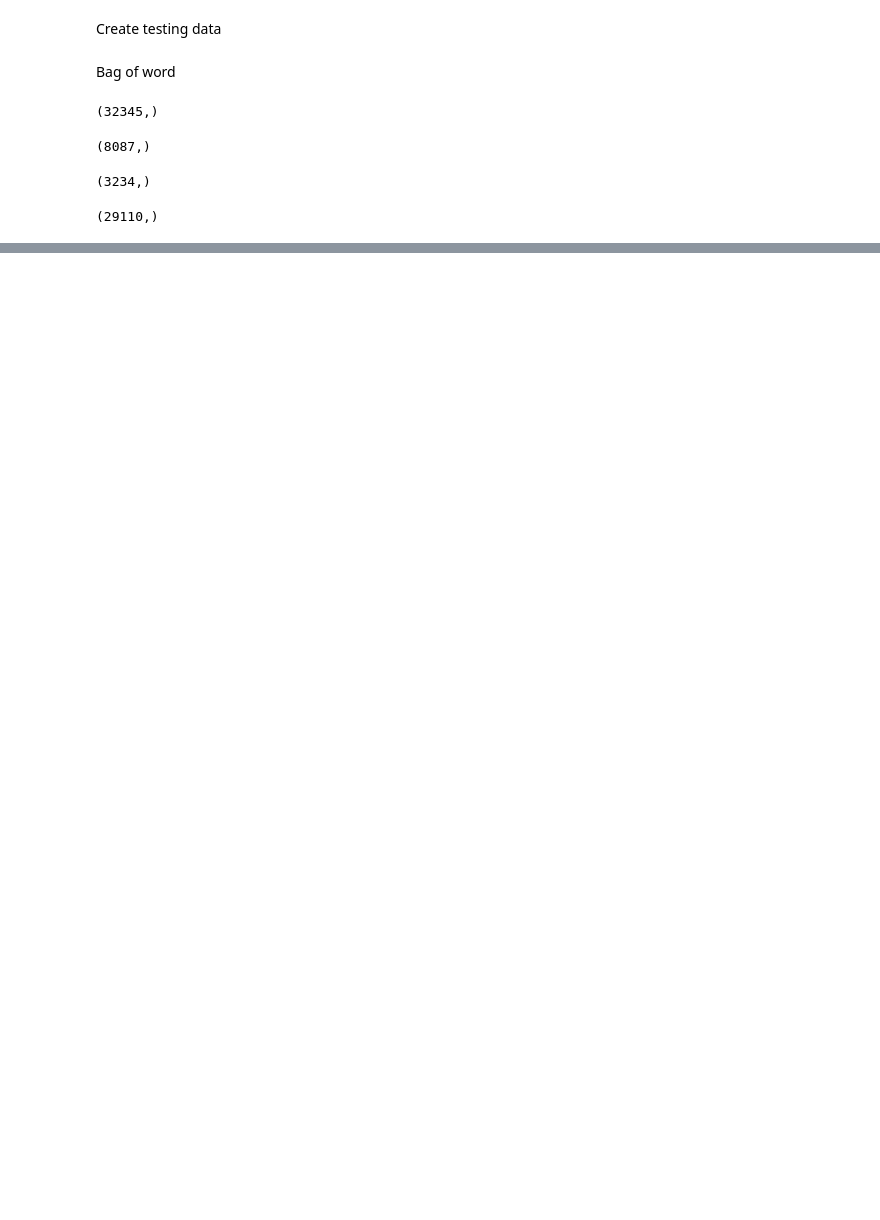
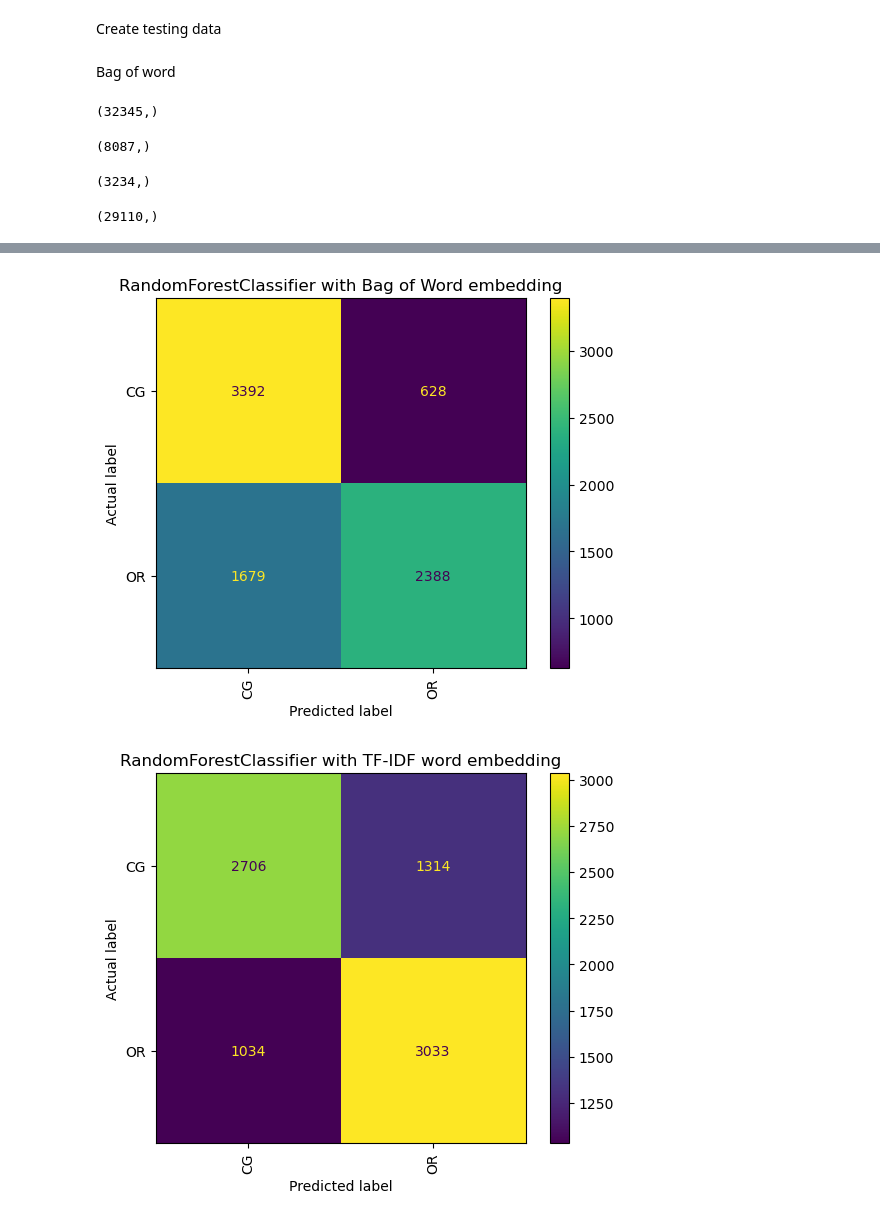
Before and after one commit to ItzCornflakez/mini-project-D7041E, a Jupyter notebook: src/miniProject.ipynb, the cells around one changed output, grey strips where cells are left out. Saved outputs shown, nothing was run; the diff lists cells and outputs as text; code cells hidden in the pictures; blank space fills up the shorter version.

```diff
--- a/src/miniProject.ipynb
+++ b/src/miniProject.ipynb
@@ -277,4 +248,0 @@ for key, i in zip(classifiers, range(0,len(bestParamLst))):
-# %%
-for i in range(len(resultLst)):
-    print('acc', np.mean(resultLst[i] == testLabels) * 100)
-    print("\n")
@@ -347,4 +248,0 @@ for key, i in zip(classifiersTFIDF, range(0,len(bestParamLst))):
-# %%
-for i in range(len(resultLstTFIDF)):
-    print('acc', np.mean(resultLstTFIDF[i] == testLabels) * 100)
-    print("\n")
@@ -382,0 +251,23 @@ df_models
+# %%
+#Supress the warnings coming from sklearn
+warnings.simplefilter("ignore")
+
+optimalParamLstBagOfWords = []
+optimalParamLstTFIDF = []
+for keyClassifier, i in zip(classifiersBagOfWords, range(0, len(hyperParamLst))):
+    pipelineBOW = Pipeline([("bagOfWords", bagOfWordsVectorizer), ("clf", classifiersBagOfWords[keyClassifier])])
+    pipelineTFIDF = Pipeline([("tfidf", tfidfVectorizer), ("clf", classifiersTFIDF[keyClassifier])])
+
+    gridSearchBOW = GridSearchCV(pipelineBOW, hyperParamLst[i], cv=3, scoring="accuracy")
+    gridSearchBOW.fit(validationData, validationLabels)
+
+    gridSearchTFIDF = GridSearchCV(pipelineTFIDF, hyperParamLst[i], cv=3, scoring="accuracy")
+    gridSearchTFIDF.fit(validationData, validationLabels)
+
+    print("Current Classifier:", keyClassifier)
+    print("The optimal hyperparameters with 'bag of word' as vector representation: " + str(gridSearchBOW.best_params_) + ". This setup got the following accuracy: " + str(gridSearchBOW.best_score_ * 100) + "%")
+    print("The optimal hyperparameters with 'TF-IDF' as vector representation: " + str(gridSearchTFIDF.best_params_) + ". This setup got the following accuracy: " + str(gridSearchTFIDF.best_score_ * 100) + "%")
+    print("\n")
+
+    optimalParamLstBagOfWords.append(gridSearchBOW.best_params_)
+    optimalParamLstTFIDF.append(gridSearchTFIDF.best_params_)
@@ -382,0 +365,17 @@ df_models
+# %%
+#Print the confusion matrices
+for i in range(0, len(resultLstTFIDF)):
+    ConfusionMatrixDisplay.from_predictions(testLabels, resultLstBOW[i], xticks_rotation="vertical")
+    plt.ylabel('Actual label')
+    plt.xlabel('Predicted label')
+    plt.title(str(MODEL_NAMES[i]) +" with Bag of Word embedding")
+    plt.show()
+
+    ConfusionMatrixDisplay.from_predictions(testLabels, resultLstTFIDF[i], xticks_rotation="vertical")
+    plt.ylabel('Actual label')
+    plt.xlabel('Predicted label')
+    plt.title(str(MODEL_NAMES[i]) +" with TF-IDF word embedding")
+    plt.show()
+# %% [output]
+[figure, added]
+[figure, added]
```
Also changed, not shown: parts of 23 cells of this notebook.
